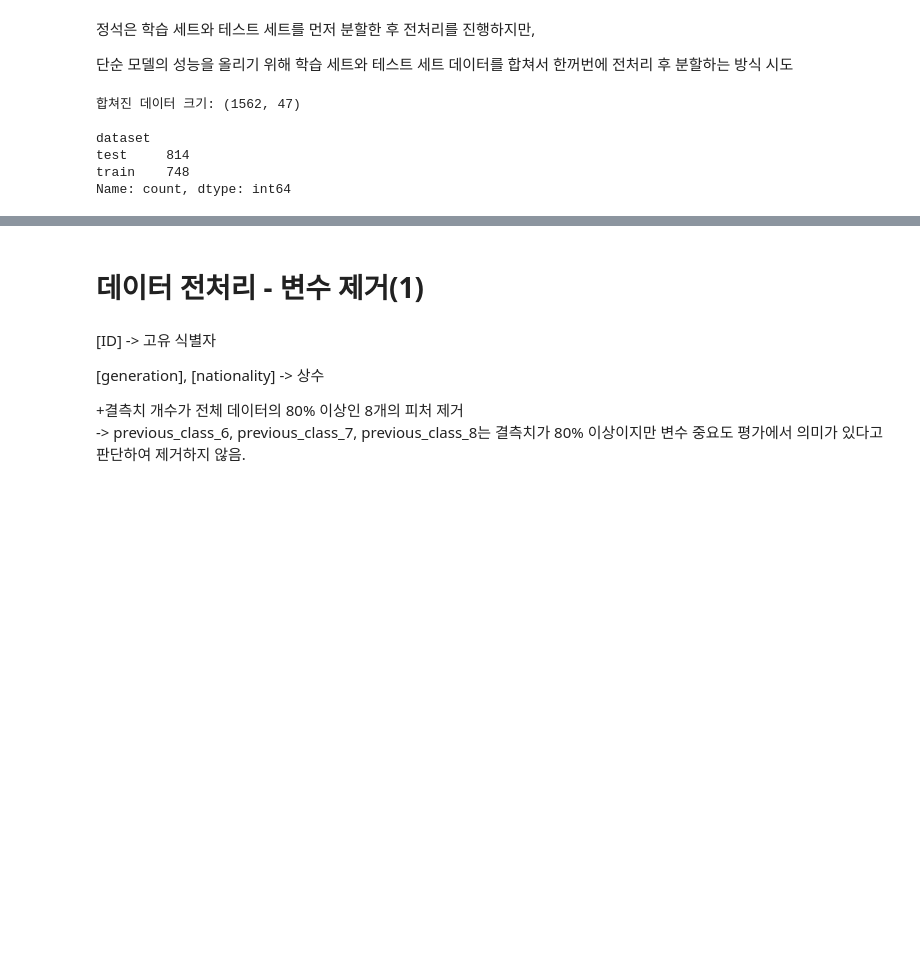
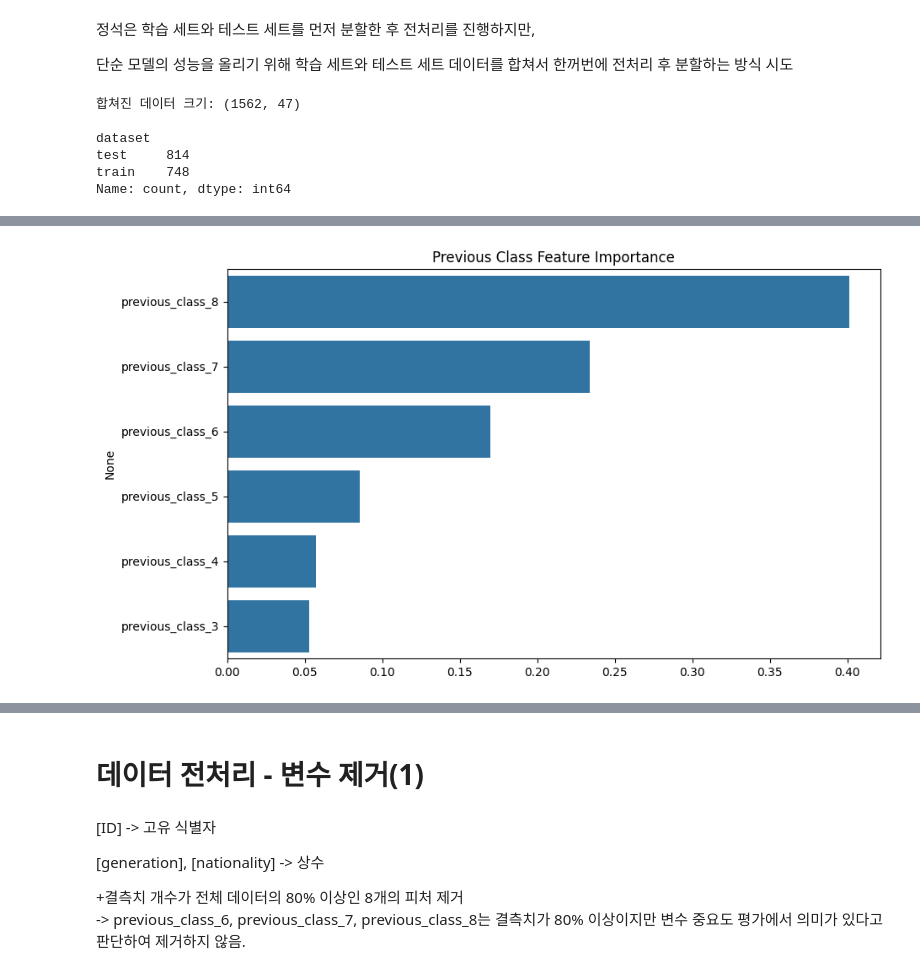
Before and after one commit to minuuuuu01/Classification-BDA, a Jupyter notebook: preprocess3.ipynb, the cells around one changed output, grey strips where cells are left out. Saved outputs shown, nothing was run; the diff lists cells and outputs as text; code cells hidden in the pictures; blank space fills up the shorter version.

```diff
--- a/preprocess3.ipynb
+++ b/preprocess3.ipynb
@@ -49,0 +97,80 @@ Name: count, dtype: int64
+# %%
+from sklearn.ensemble import RandomForestClassifier
+from sklearn.preprocessing import LabelEncoder
+import matplotlib.pyplot as plt
+import seaborn as sns
+
+# 분석 대상 변수 리스트
+target_features = [
+    'previous_class_3', 'previous_class_4', 'previous_class_5',
+    'previous_class_6', 'previous_class_7', 'previous_class_8'
+]
+
+print("\n" + "=" * 70)
+print("🔍 [긴급 진단] previous_class 6형제 중요도 & 상관관계 분석")
+print("=" * 70)
+
+# 1. 분석을 위한 임시 데이터셋 준비 (Train 데이터만 사용!)
+# Test 데이터는 정답(completed)이 없으므로 분석 불가
+temp_df = df_all[df_all['dataset'] == 'train'].copy()
+
+# 2. 간단 전처리 (결측치 채우기 + 문자열로 변환)
+for col in target_features:
+    if col in temp_df.columns:
+        temp_df[col] = temp_df[col].fillna('Unknown').astype(str)
+    else:
+        print(f"⚠️ {col} 컬럼이 없습니다.")
+
+# 3. 인코딩 (Random Forest용 레이블 인코딩)
+# 다중선택 텍스트라도 일단 하나의 카테고리로 보고 숫자로 바꿈 (간이 분석용)
+le = LabelEncoder()
+encoded_features = []
+
+for col in target_features:
+    if col in temp_df.columns:
+        # 인코딩된 컬럼명 생성
+        new_col = f"{col}_enc"
+        temp_df[new_col] = le.fit_transform(temp_df[col])
+        encoded_features.append(new_col)
+
+# ---------------------------------------------------------
+# A. 상관계수 (Correlation) 분석
+# ---------------------------------------------------------
+print("\n📊 1) Target(completed)과의 상관계수 (절댓값 순)")
+print("-" * 50)
+
+# 상관계수 계산
+corr_matrix = temp_df[encoded_features + ['completed']].corr()
+target_corr = corr_matrix['completed'].drop('completed') # 자기 자신 제외
+
+# 절댓값 기준으로 정렬해서 출력
+print(target_corr.abs().sort_values(ascending=False))
+
+
+# ---------------------------------------------------------
+# B. 변수 중요도 (Feature Importance) - Random Forest
+# ---------------------------------------------------------
+print("\n🌲 2) Random Forest 변수 중요도 (Gini Importance)")
+print("-" * 50)
+
+# 모델 학습 (가볍게 100그루만)
+rf = RandomForestClassifier(n_estimators=100, random_state=42, n_jobs=-1)
+X = temp_df[encoded_features]
+y = temp_df['completed']
+
+rf.fit(X, y)
+
+# 중요도 추출
+importances = pd.Series(rf.feature_importances_, index=target_features)
+sorted_importances = importances.sort_values(ascending=False)
+
+print(sorted_importances)
+
+# (선택) 시각화가 필요하면 주석 해제
+plt.figure(figsize=(10, 6))
+sns.barplot(x=sorted_importances.values, y=sorted_importances.index)
+plt.title('Previous Class Feature Importance')
+plt.show()
+
+print("=" * 70 + "\n")
+# %% [output]
@@ -49,0 +194 @@ Name: count, dtype: int64
+[figure, added]
```
Also changed, not shown: parts of 18 cells of this notebook, 38 other files.
